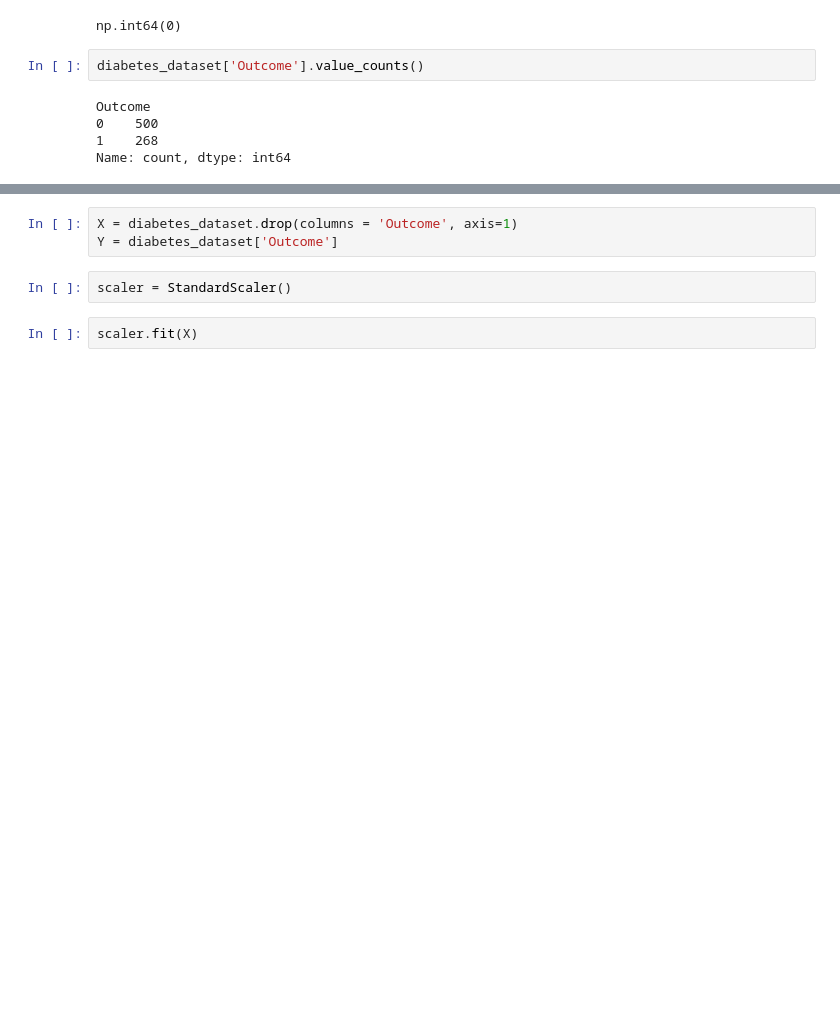
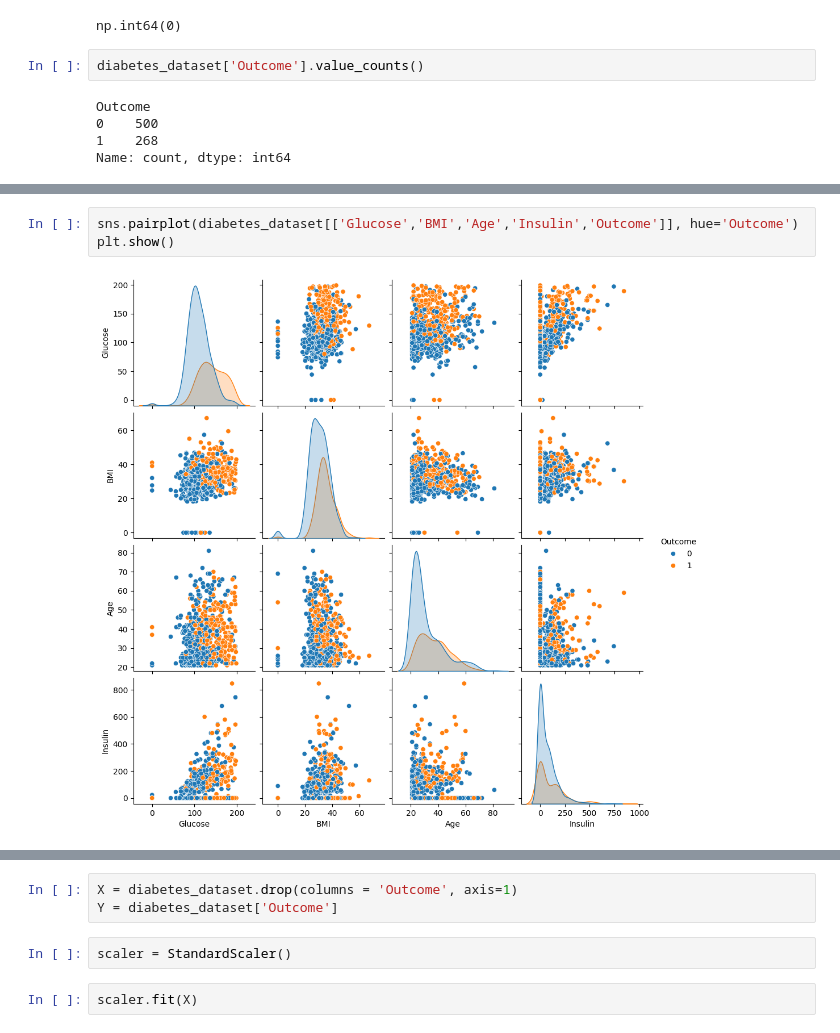
Before and after one commit to Md-Shaon-Khan/Machine-Learning-Basics-Project, a Jupyter notebook: Diabetes Prediction/predictDiabetes.ipynb, the cells around one changed output, grey strips where cells are left out. Cells and saved outputs as stored; diff of their text form; blank space fills up the shorter version.

```diff
--- a/Diabetes Prediction/predictDiabetes.ipynb
+++ b/Diabetes Prediction/predictDiabetes.ipynb
@@ -59,0 +78,5 @@ diabetes_dataset.groupby('Outcome').mean()
+# %%
+sns.pairplot(diabetes_dataset[['Glucose','BMI','Age','Insulin','Outcome']], hue='Outcome')
+plt.show()
+# %% [output]
+[figure, added]
```
Also changed, not shown: parts of 7 cells of this notebook.
